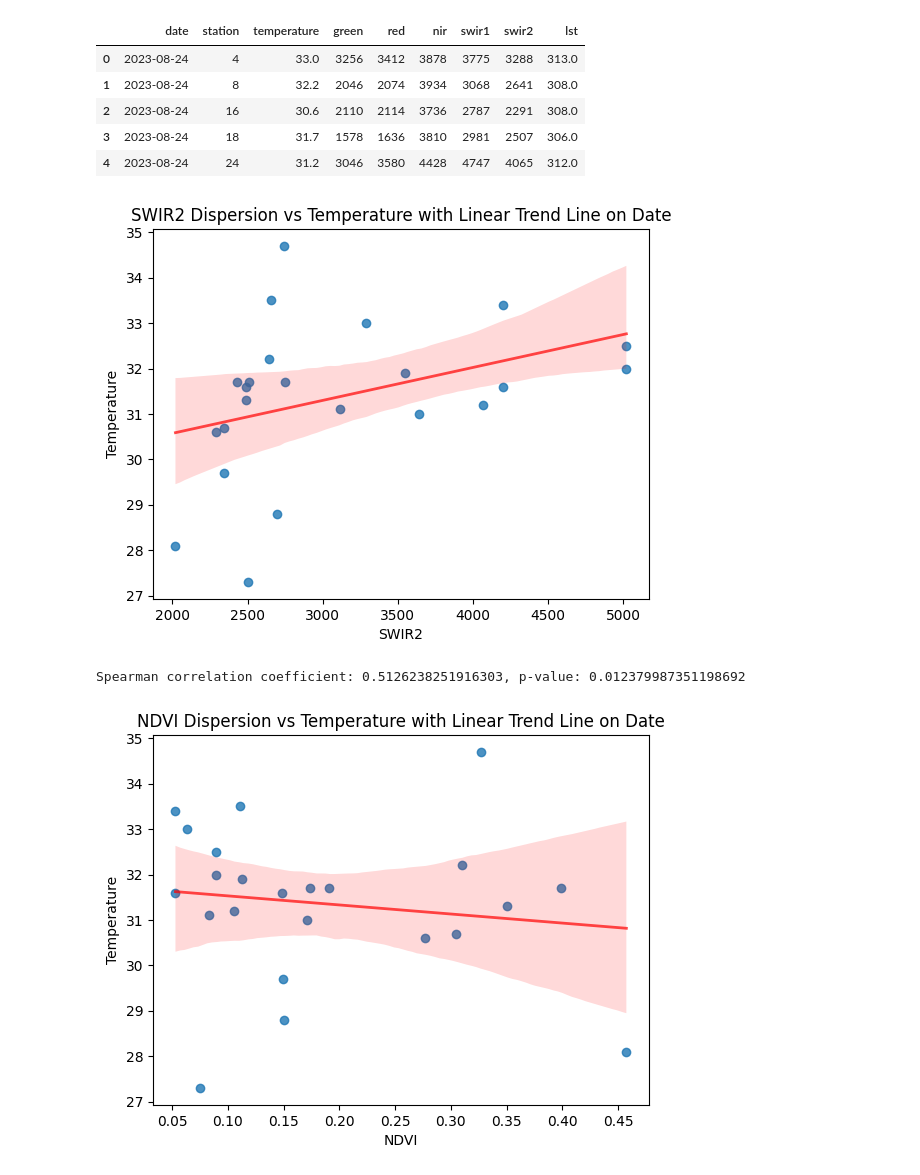
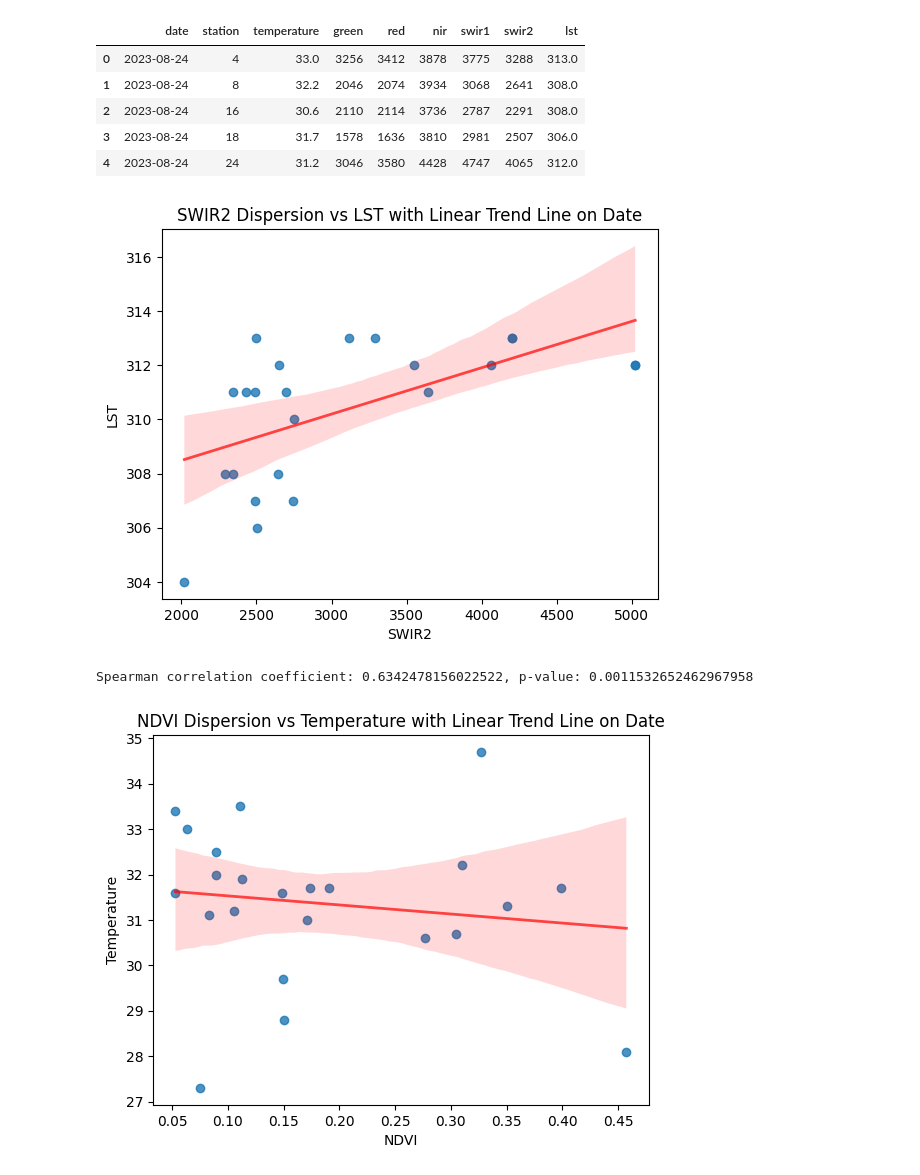
Before and after one commit to ayubero/uhi, a Jupyter notebook: madrid/lst_analysis.ipynb, the cells around one changed output. Saved outputs shown, nothing was run; the diff lists cells and outputs as text; code cells hidden in the pictures.

```diff
--- a/madrid/lst_analysis.ipynb
+++ b/madrid/lst_analysis.ipynb
@@ -16,18 +16,18 @@ import matplotlib.pyplot as plt
 import seaborn as sns
 import scipy.stats as stats
 # %%
-sns.regplot(x=df['swir2'], y=df['temperature'], line_kws={'color':'r', 'alpha':0.7, 'lw':2})
+sns.regplot(x=df['swir2'], y=df['lst'], line_kws={'color':'r', 'alpha':0.7, 'lw':2})
 plt.xlabel('SWIR2')
-plt.ylabel('Temperature')
-plt.title('SWIR2 Dispersion vs Temperature with Linear Trend Line on Date')
+plt.ylabel('LST')
+plt.title('SWIR2 Dispersion vs LST with Linear Trend Line on Date')
 plt.show()
 # %% [output]
-[figure, old version]
+[figure, new version]
 # %%
-correlation, p_value = stats.spearmanr(df['swir2'], df['temperature'])
+correlation, p_value = stats.spearmanr(df['swir2'], df['lst'])
 print(f'Spearman correlation coefficient: {correlation}, p-value: {p_value}')
 # %% [output]
-Spearman correlation coefficient: 0.5126238251916303, p-value: 0.012379987351198692
+Spearman correlation coefficient: 0.6342478156022522, p-value: 0.0011532652462967958
 # %%
 nir = df['nir']
 red = df['red']
```
Also changed, not shown: 11 other files.
